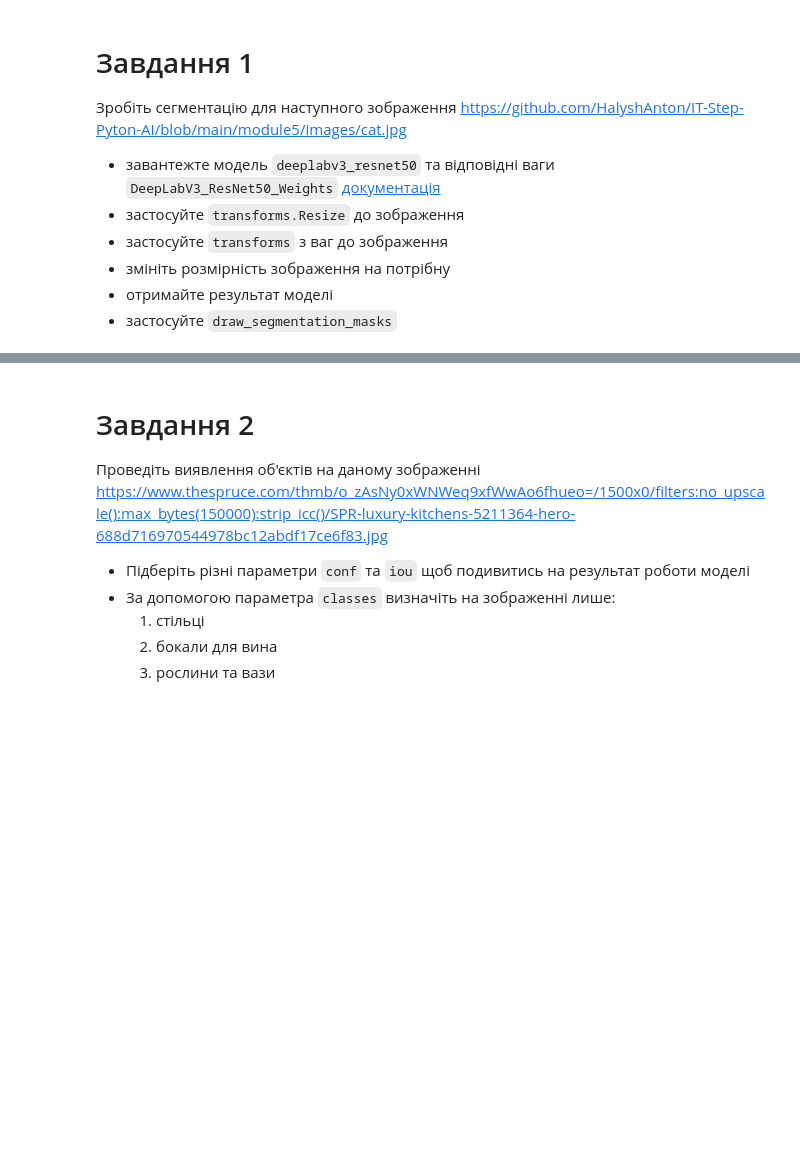
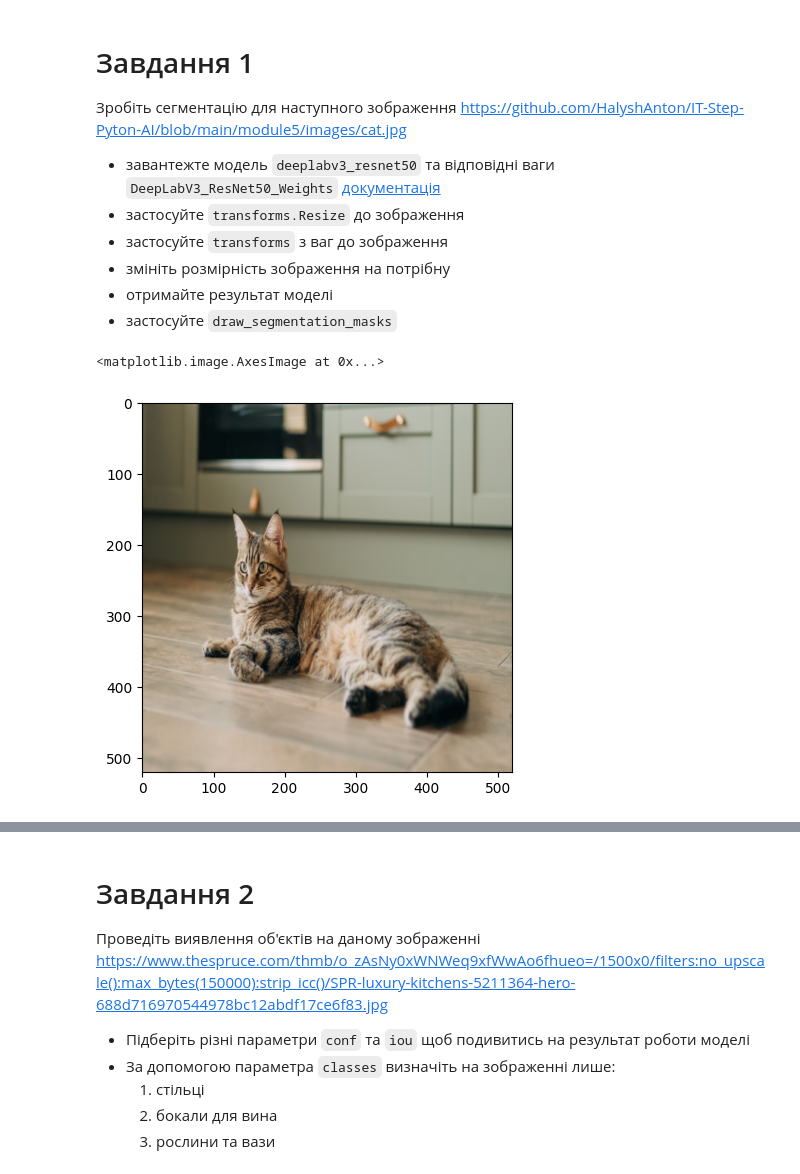
Before and after one commit to shaya-686/AI, a Jupyter notebook: Практика_компютерний_зір.ipynb, the cells around one changed output, grey strips where cells are left out. Cells and saved outputs as stored; diff of their text form; code cells hidden in the pictures; blank space fills up the shorter version.

```diff
--- a/Практика_компютерний_зір.ipynb
+++ b/Практика_компютерний_зір.ipynb
@@ -11,3 +11,41 @@
 * змініть розмірність зображення на потрібну
 * отримайте результат моделі
 * застосуйте `draw_segmentation_masks`
+# %%
+import torch
+from torchvision.io.image import read_image
+from torchvision.models.segmentation import fcn_resnet50, FCN_ResNet50_Weights
+from torchvision import transforms
+
+# Завантажуємо зображення
+img = read_image("/content/cat.jpg")
+
+# Змінюємо розмір
+img = transforms.Resize((520, 520))(img)
+
+# Завантажуємо натреновану модель
+weights = FCN_ResNet50_Weights.DEFAULT
+model = fcn_resnet50(weights=weights)
+model.eval()
+
+# Завантажуємо препроцесор для моделі(без зміни розмірів)
+preprocess = weights.transforms(resize_size=None)
+
+# Обробляєио забраження та змінюємо розмірність до [1, 3, width, height]
+batch = preprocess(img)
+batch = batch.unsqueeze(0)
+
+# Робимо прогноз
+with torch.no_grad():
+  prediction = model(batch)["out"]
+
+masks = prediction.argmax(dim=1)
+mask = masks[0]
+# %%
+import matplotlib.pyplot as plt
+
+# Візуалізація
+plt.imshow(img.permute(1, 2, 0))
+# %% [output]
+<matplotlib.image.AxesImage at 0x...>
+[figure, added]
```
Also changed, not shown: parts of 9 cells of this notebook.
